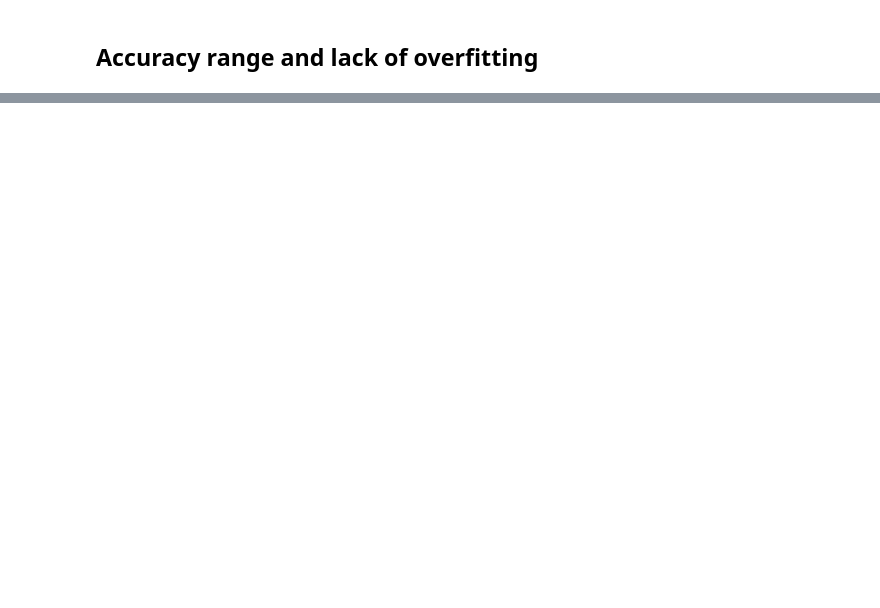
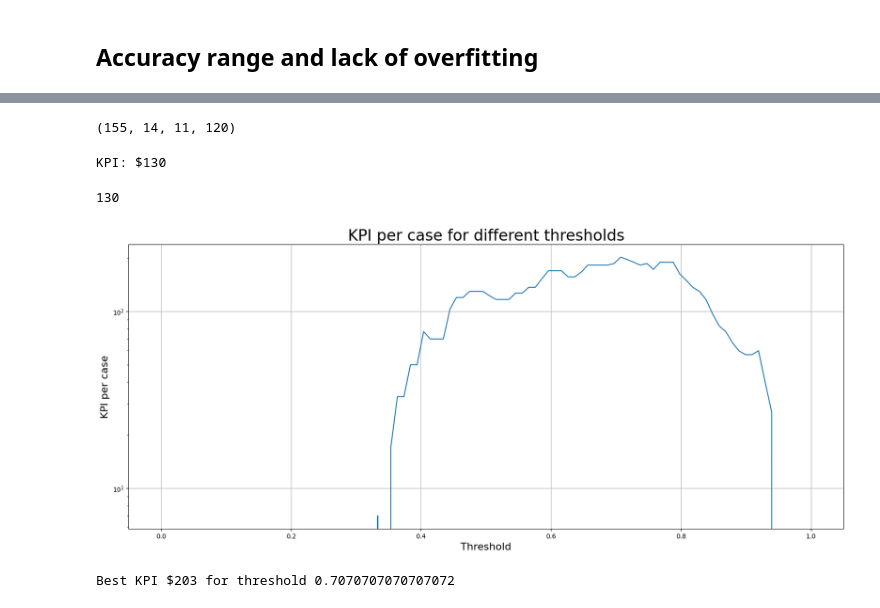
Before and after one commit to DJCordhose/buch-machine-learning-notebooks, a Jupyter notebook: kap11/train.ipynb, the cells around one changed output, grey strips where cells are left out. Drawn from its saved outputs; the diff is of its cells as text; code cells hidden in the pictures; blank space fills up the shorter version.

```diff
--- a/kap11/train.ipynb
+++ b/kap11/train.ipynb
@@ -334,7 +434,7 @@ else:
   # new data
   df = pd.read_csv(url_for_dataset(f'monthly/month-{iteration}'), delimiter=';')
 # %%
-drop_unimportant_features(df)
+df = drop_unimportant_features(df)
 df.columns
 # %% [output]
 Index(['training', 'age', 'emergency_braking', 'braking_distance', 'power',
@@ -431,0 +561,58 @@ for count in counts:
+# %%
+from sklearn.metrics import confusion_matrix
+
+# Calculate the confusion matrix
+tn, fp, fn, tp = confusion_matrix(y_true, y_pred).ravel()
+tn, fp, fn, tp
+# %% [output]
+(155, 14, 11, 120)
+# %%
+# costs and benefits
+cost_fp = 5_000  # cost of a false positive
+reward_tp = 1000  # reward of a true positive
+cost_fn = 1000  # cost of a false negative
+
+kpi = (tp * reward_tp) - (fp * cost_fp) - (fn * cost_fn)
+kpi_per_case = round(kpi  / len(y_true))
+
+print(f"KPI: ${kpi_per_case}")
+# %% [output]
+KPI: $130
+# %%
+# kpi depends on where we make the split between good and bad customers
+def kpi_for_threshold(X, y_true, threshold):
+    y_pred = (model.predict(X, verbose=0) > threshold).astype("int32")
+    tn, fp, fn, tp = confusion_matrix(y_true, y_pred).ravel()
+
+    kpi = (tp * reward_tp) - (fp * cost_fp) - (fn * cost_fn)
+    kpi_per_case = round(kpi  / len(y_true))
+    return kpi_per_case
+# %%
+kpi_for_threshold(X_test, y_test, threshold=.5)
+# %% [output]
+130
+# %%
+thresholds = np.linspace(0, 1, 100)
+kpi_values = []
+
+# Calculate KPI for each threshold
+for threshold in thresholds:
+    kpi = kpi_for_threshold(X_test, y_test, threshold)
+    kpi_values.append(kpi)
+
+# Plotting the results
+plt.plot(thresholds, kpi_values)
+plt.xlabel('Threshold')
+plt.ylabel('KPI per case')
+plt.yscale('log')
+plt.title('KPI per case for different thresholds')
+plt.grid(True)
+plt.show()
+# %% [output]
+[figure, added]
+# %%
+best_kpi = max(kpi_values)
+best_threshold = thresholds[np.array(kpi_values).argmax()]
+print(f"Best KPI ${best_kpi} for threshold {best_threshold}")
+# %% [output]
+Best KPI $203 for threshold 0.7070707070707072
```
Also changed, not shown: parts of 57 cells of this notebook, 7 other files.
